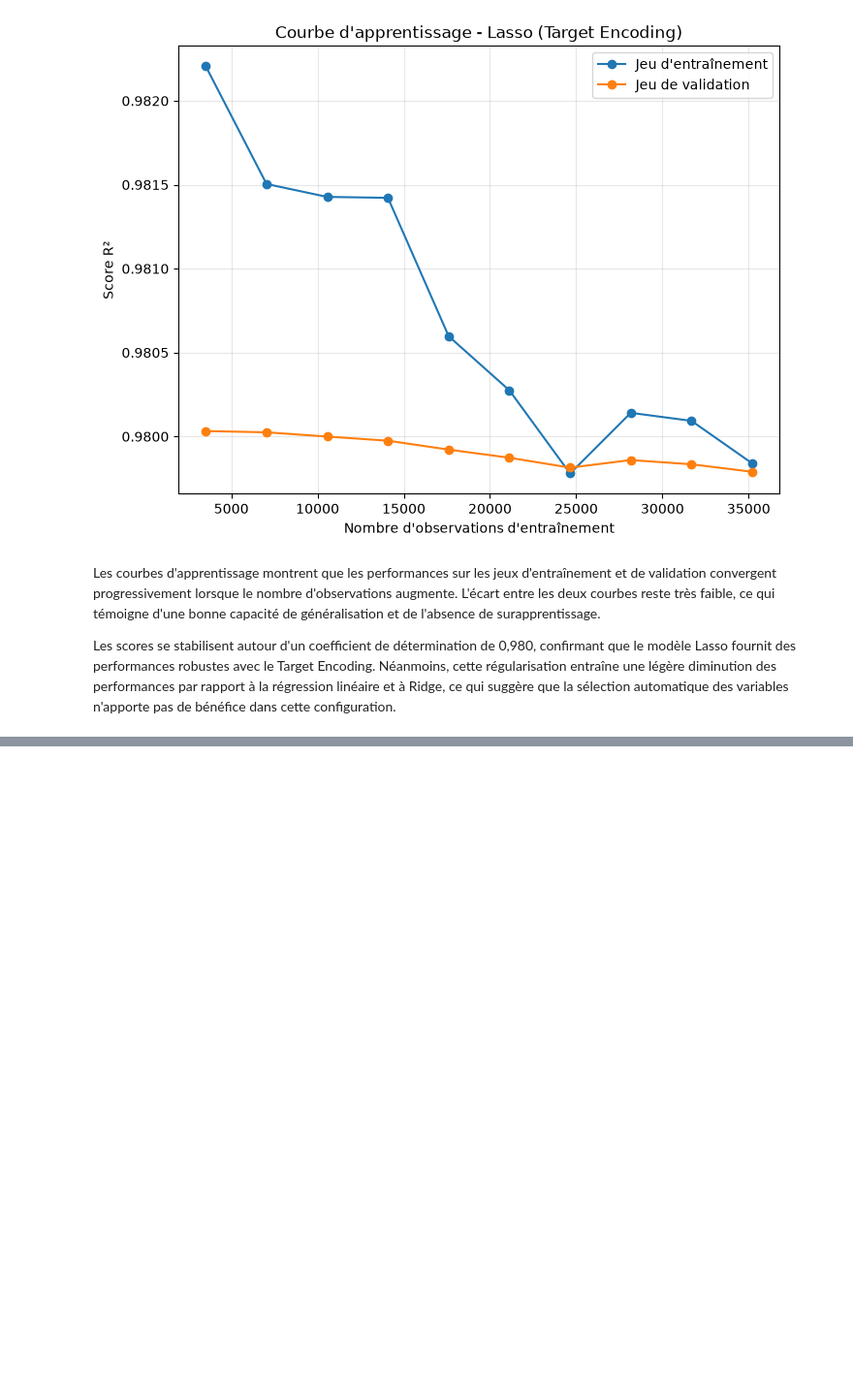
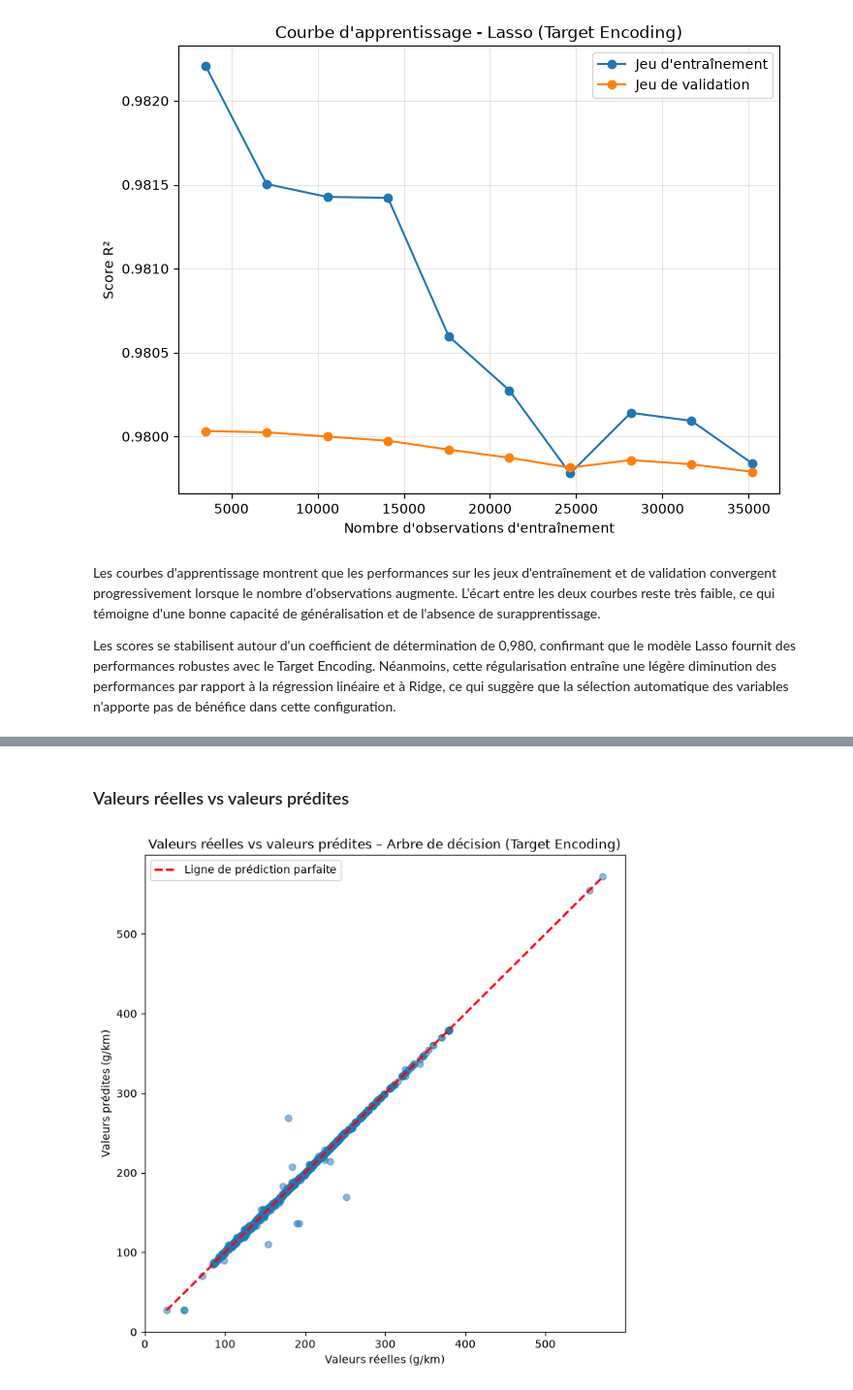
Before and after one commit to LarissaVarnakova/Projet_CO2, a Jupyter notebook: notebooks/modelisation_aziz_target_encoding.ipynb, the cells around one changed output, grey strips where cells are left out. Shown at 97% size. Saved outputs shown, nothing was run; the diff lists cells and outputs as text; code cells hidden in the pictures; blank space fills up the shorter version.

```diff
--- a/notebooks/modelisation_aziz_target_encoding.ipynb
+++ b/notebooks/modelisation_aziz_target_encoding.ipynb
@@ -1809,0 +1820,8 @@ Les scores se stabilisent autour d'un coefficient de détermination de 0,980, co
+# %%
+from sklearn.tree import DecisionTreeRegressor
+
+# Initialisation du modèle
+tree = DecisionTreeRegressor(random_state=42)
+
+# Entraînement
+tree.fit(X_train, y_train)
@@ -1809,0 +1832,3 @@ Les scores se stabilisent autour d'un coefficient de détermination de 0,980, co
+# %%
+# Prédictions sur le jeu de test
+y_pred_tree = tree.predict(X_test)
@@ -1809,0 +1889,28 @@ Les scores se stabilisent autour d'un coefficient de détermination de 0,980, co
+# %% [markdown]
+### Valeurs réelles vs valeurs prédites
+# %%
+plt.figure(figsize=(8,8))
+
+plt.scatter(
+    y_test,
+    y_pred_tree,
+    alpha=0.5
+)
+
+plt.plot(
+    [y_test.min(), y_test.max()],
+    [y_test.min(), y_test.max()],
+    "r--",
+    linewidth=2,
+    label="Ligne de prédiction parfaite"
+)
+
+plt.xlabel("Valeurs réelles (g/km)")
+plt.ylabel("Valeurs prédites (g/km)")
+plt.title("Valeurs réelles vs valeurs prédites – Arbre de décision (Target Encoding)")
+
+plt.legend()
+
+plt.show()
+# %% [output]
+[figure, added]
```
Also changed, not shown: parts of 27 cells of this notebook.
